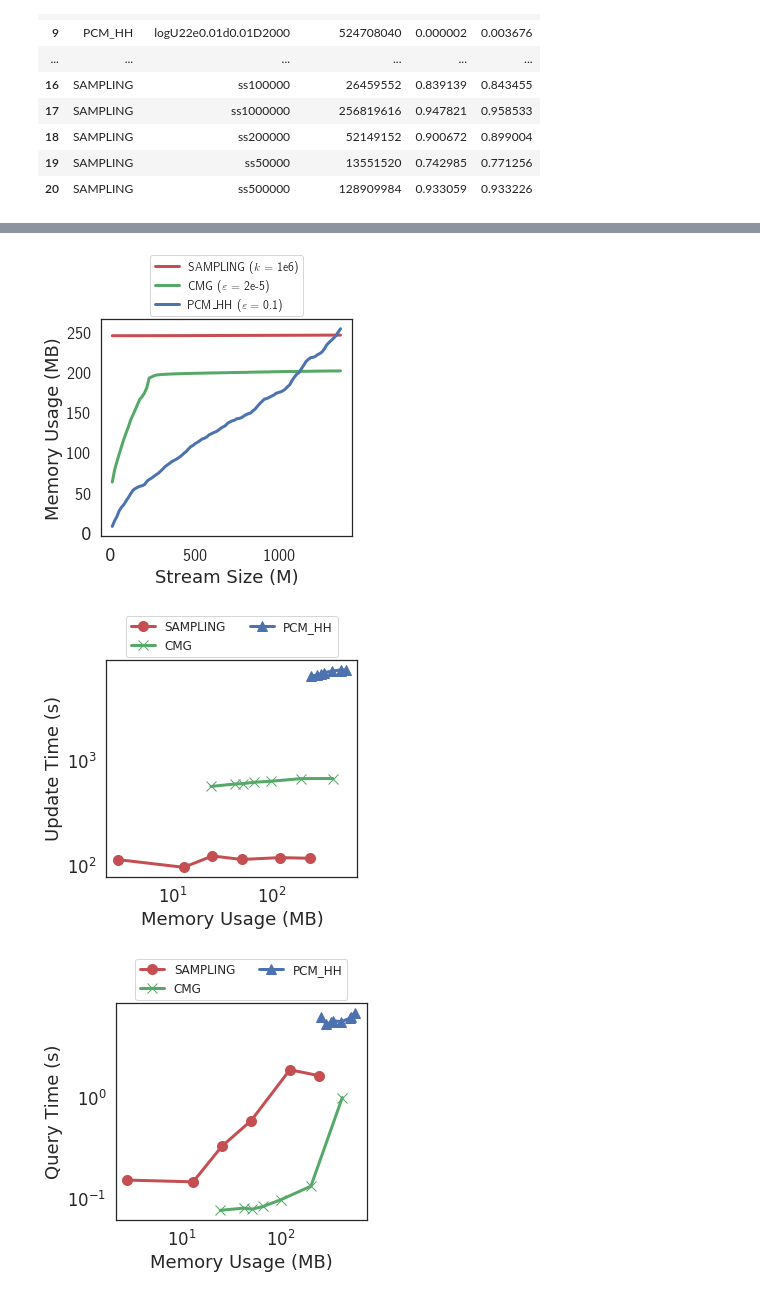
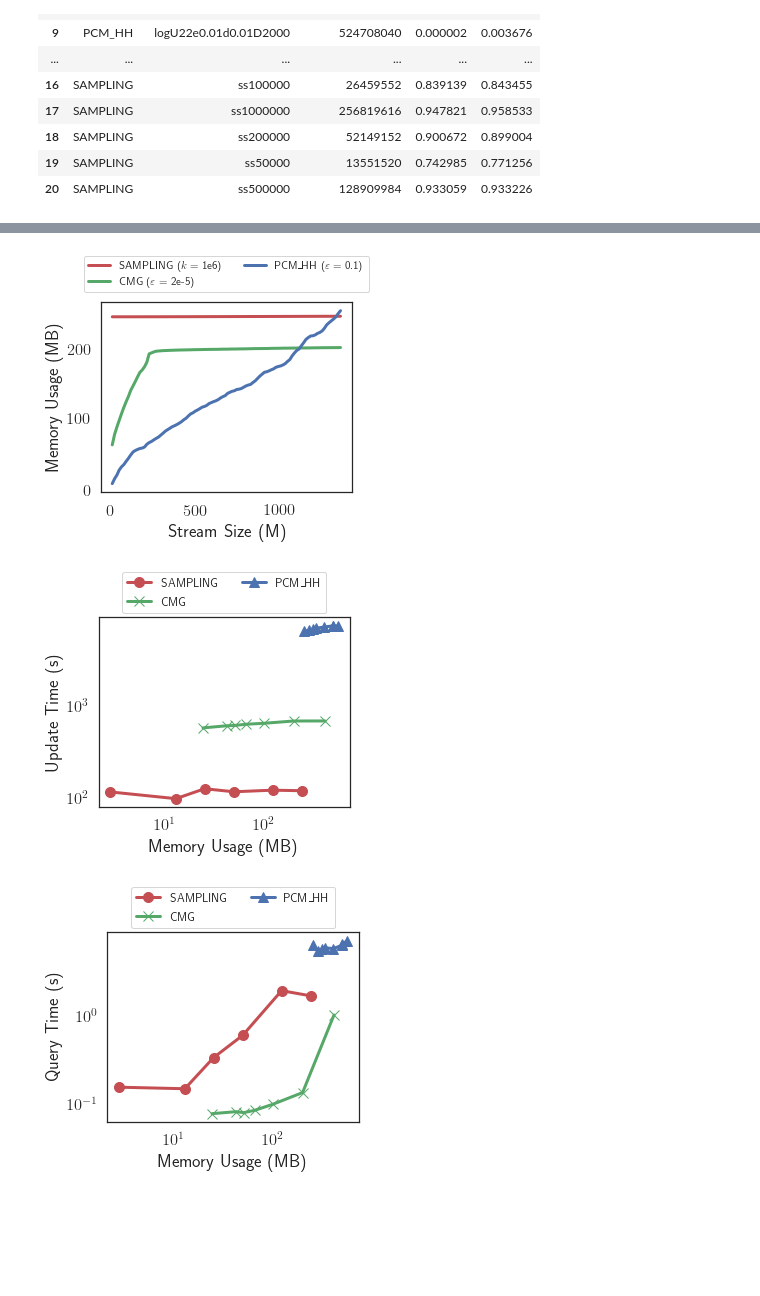
Before and after one commit to Yanqing-UTAH/ATTPCode, a Jupyter notebook: plot/HH_ATTP_clientid.ipynb, the cells around one changed output, grey strips where cells are left out. Cells and saved outputs as stored; diff of their text form; code cells hidden in the pictures; blank space fills up the shorter version.

```diff
--- a/plot/HH_ATTP_clientid.ipynb
+++ b/plot/HH_ATTP_clientid.ipynb
@@ -1,4 +1,8 @@
 # %%
+import matplotlib
+matplotlib.rcParams['ps.useafm'] = True
+matplotlib.rcParams['pdf.use14corefonts'] = True
+matplotlib.rcParams['text.usetex'] = True
 import re
 import pandas as pd
 import matplotlib.pyplot as plt
@@ -145,7 +169,7 @@ pr
 | 19 | SAMPLING | ss50000 | 13551520 | 0.742985 | 0.771256 |
 | 20 | SAMPLING | ss500000 | 128909984 | 0.933059 | 0.933226 |
 # %%
-fig, ax = plt.subplots(figsize = (4.5, 4))
+fig, ax = plt.subplots(figsize = (4.5, 3.5))
 sketch_type = ["SAMPLING", "CMG", "PCM_HH"]
 
 linestyles = ["-", "--", "."]
@@ -157,9 +181,10 @@ lw = 3
 cnt = 0
 for sk in sketch_type:
     dat = pr[pr["Sketch"] == sk].sort_values(by = "Memory Usage (B)").transpose().to_numpy()
-    plt.plot(dat[2] / 1048576.0, dat[3], color = colors[cnt], marker = markers[cnt], label = sk, markersize = ms, linewidth = lw)
+    print dat
+    plt.plot(dat[2] / 1048576.0, dat[3], color = colors[cnt], marker = markers[cnt], label = sk.replace('_', '\\_'), markersize = ms, linewidth = lw)
     cnt += 1
-lgd = ax.legend(loc="upper center", bbox_to_anchor=(0.5, 1.23), ncol=2, fontsize=12)
+lgd = ax.legend(loc="upper center", bbox_to_anchor=(0.5, 1.27), ncol=2, fontsize=12)
 ax.set_xlabel("Memory Usage (MB)")
 ax.set_ylabel("Precision")
 #plt.tight_layout()
@@ -169,11 +211,11 @@ plt.savefig(prefix + 'precision.pdf', bbox_extra_artists=[lgd], bbox_inches='tig
 # %%
-fig, ax = plt.subplots(figsize = (4.5, 4))
+fig, ax = plt.subplots(figsize = (4.5, 3.5))
 cnt = 0
 for sk in sketch_type:
     dat = pr[pr["Sketch"] == sk].sort_values(by = "Memory Usage (B)").transpose().to_numpy()
-    plt.plot(dat[2] / 1048576.0, dat[4], color = colors[cnt], marker = markers[cnt], label = sk, markersize = ms, linewidth = lw)
+    plt.plot(dat[2] / 1048576.0, dat[4], color = colors[cnt], marker = markers[cnt], label = sk.replace('_', '\\_'), markersize = ms, linewidth = lw)
     cnt += 1
-lgd = ax.legend(loc="upper center", bbox_to_anchor=(0.5, 1.23), ncol=2, fontsize=12)
+lgd = ax.legend(loc="upper center", bbox_to_anchor=(0.5, 1.27), ncol=2, fontsize=12)
 ax.set_xlabel("Memory Usage (MB)")
 ax.set_ylabel("Recall")
 #plt.tight_layout()
@@ -183,5 +225,5 @@ plt.savefig(prefix + 'recall.pdf', bbox_extra_artists=[lgd], bbox_inches='tight'
 # %%
-fig, ax = plt.subplots(figsize = (4.5, 4))
+fig, ax = plt.subplots(figsize = (4.5, 3.5))
 cnt = 0
 sketch_param = {
     "PCM_HH" : ["logU22e0.1d0.01D2000"],
@@ -189,7 +231,6 @@ sketch_param = {
     "CMG" : ["e0.000020"],
 }
 
-rc('text', usetex=True)
 for sk in sketch_type:
     cnt0 = 0
     for p in sketch_param[sk]:
@@ -198,23 +239,22 @@ for sk in sketch_type:
         cnt0 += 1
     cnt += 1
 
-lgd = ax.legend(loc="upper center", bbox_to_anchor=(0.5, 1.32), ncol=1, fontsize=12)
+lgd = ax.legend(loc="upper center", bbox_to_anchor=(0.5, 1.27), ncol=2, fontsize=11)
 ax.set_xlabel("Stream Size (M)")
 ax.set_ylabel("Memory Usage (MB)")
 #plt.tight_layout()
 plt.savefig(prefix + 'mem.pdf', bbox_extra_artists=[lgd], bbox_inches='tight')
-rc('text', usetex=False)
 # %% [output]
-[figure, old version]
+[figure, new version]
 # %%
-fig, ax = plt.subplots(figsize = (4.5, 4))
+fig, ax = plt.subplots(figsize = (4.5, 3.5))
 cnt = 0
 for sk in sketch_type:
     dat = utime[utime["Sketch"] == sk].sort_values(by = "Memory Usage (B)").transpose().to_numpy()
-    plt.plot(dat[-1] / 1048576.0, dat[-2]/1000.0, color = colors[cnt], marker = markers[cnt], label = sk, markersize = ms, linewidth = lw)
+    plt.plot(dat[-1] / 1048576.0, dat[-2]/1000.0, color = colors[cnt], marker = markers[cnt], label = sk.replace('_', '\\_'), markersize = ms, linewidth = lw)
     cnt += 1
 
-lgd = ax.legend(loc="upper center", bbox_to_anchor=(0.5, 1.23), ncol=2, fontsize=12)
+lgd = ax.legend(loc="upper center", bbox_to_anchor=(0.5, 1.27), ncol=2, fontsize=12)
 ax.set_xscale("log")
 ax.set_yscale("log")
 ax.set_xlabel("Memory Usage (MB)")
@@ -222,21 +262,21 @@ ax.set_ylabel("Update Time (s)")
 #plt.tight_layout()
 plt.savefig(prefix + 'utime.pdf', bbox_extra_artists=[lgd], bbox_inches='tight')
 # %% [output]
-[figure, old version]
+[figure, new version]
 # %%
-fig, ax = plt.subplots(figsize = (4.5, 4))
+fig, ax = plt.subplots(figsize = (4.5, 3.5))
 cnt = 0
 for sk in sketch_type:
     dat = qtime[qtime["Sketch"] == sk].sort_values(by = "Memory Usage (B)").transpose().to_numpy()
-    plt.plot(dat[-1] / 1048576.0, dat[-2]/1000.0, color = colors[cnt], marker = markers[cnt], label = sk, markersize = ms, linewidth = lw)
+    plt.plot(dat[-1] / 1048576.0, dat[-2]/1000.0, color = colors[cnt], marker = markers[cnt], label = sk.replace('_', '\\_'), markersize = ms, linewidth = lw)
     cnt += 1
 
-lgd = ax.legend(loc="upper center", bbox_to_anchor=(0.5, 1.23), ncol=2, fontsize=12)
+lgd = ax.legend(loc="upper center", bbox_to_anchor=(0.5, 1.27), ncol=2, fontsize=12)
 ax.set_xscale("log")
 ax.set_yscale("log")
 ax.set_xlabel("Memory Usage (MB)")
 ax.set_ylabel("Query Time (s)")
 #plt.tight_layout()
 plt.savefig(prefix + 'qtime.pdf', bbox_extra_artists=[lgd], bbox_inches='tight')
 # %% [output]
-[figure, old version]
+[figure, new version]
```
Also changed, not shown: parts of 3 cells of this notebook, 7 other files.
